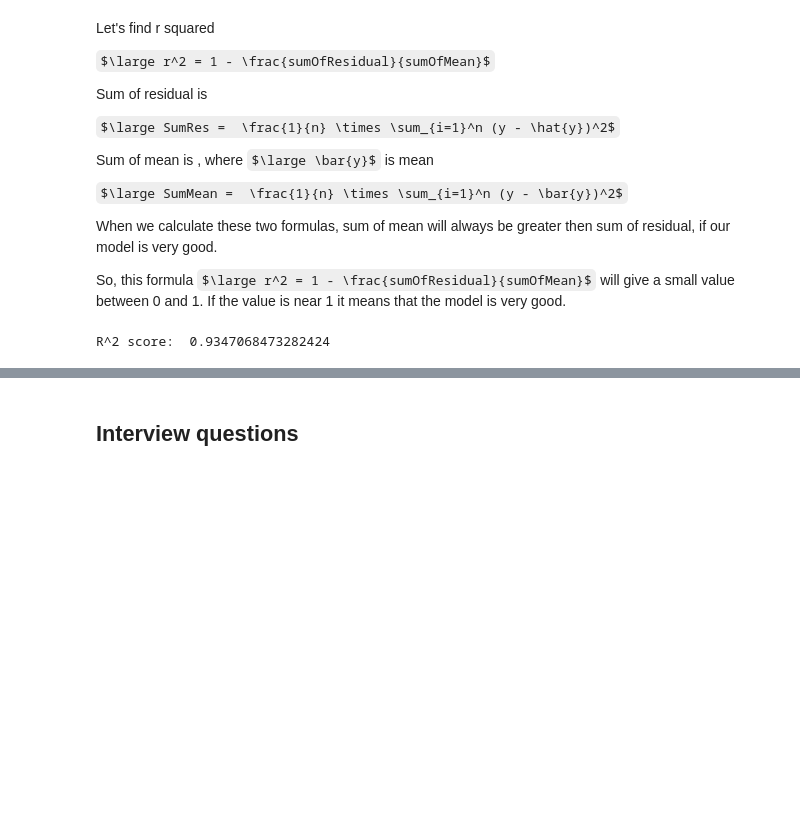
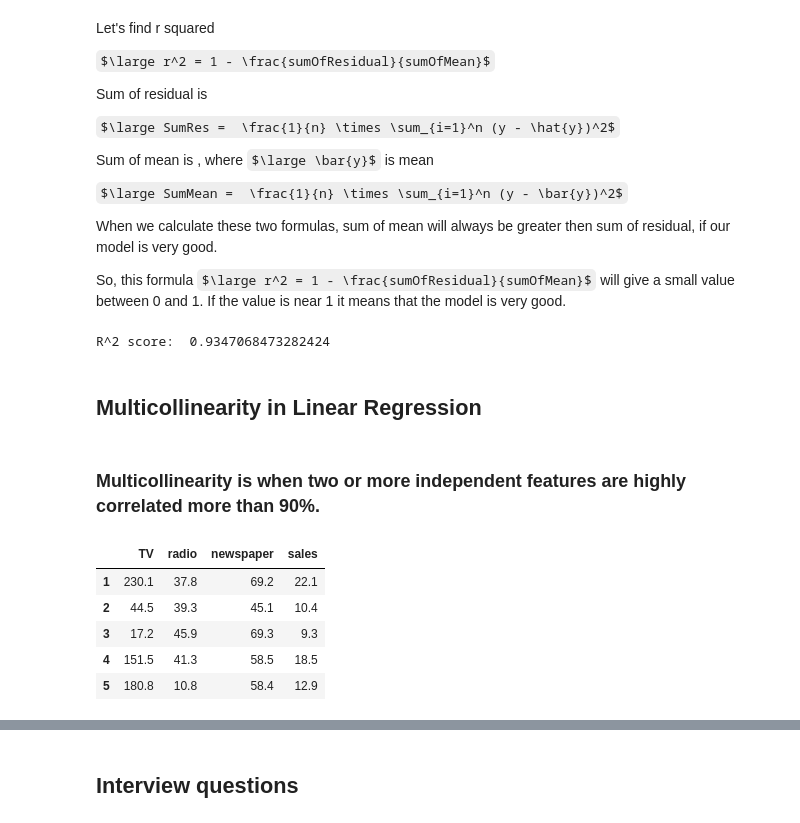
Before and after one commit to tigju/Machine-Learning-Algorithms, a Jupyter notebook: linear_regression.ipynb, the cells around one changed output, grey strips where cells are left out. Saved outputs shown, nothing was run; the diff lists cells and outputs as text; code cells hidden in the pictures; some formulas as TeX source; blank space fills up the shorter version.

```diff
--- a/linear_regression.ipynb
+++ b/linear_regression.ipynb
@@ -264,3 +264,19 @@ score = r2_score(y_test, y_pred)
 print("R^2 score: ", score)
 # %% [output]
 R^2 score:  0.9347068473282424
+# %% [markdown]
+## Multicollinearity in Linear Regression
+# %% [markdown]
+### Multicollinearity is when two or more independent features are highly correlated more than 90%.
+# %%
+import statsmodels.api as sm
+
+df_adv = pd.read_csv("datasets/Advertising.csv", index_col=0)
+df_adv.head()
+# %% [output]
+|  | TV | radio | newspaper | sales |
+| 1 | 230.1 | 37.8 | 69.2 | 22.1 |
+| 2 | 44.5 | 39.3 | 45.1 | 10.4 |
+| 3 | 17.2 | 45.9 | 69.3 | 9.3 |
+| 4 | 151.5 | 41.3 | 58.5 | 18.5 |
+| 5 | 180.8 | 10.8 | 58.4 | 12.9 |
```
Also changed, not shown: parts of 17 cells of this notebook, 2 other files.
